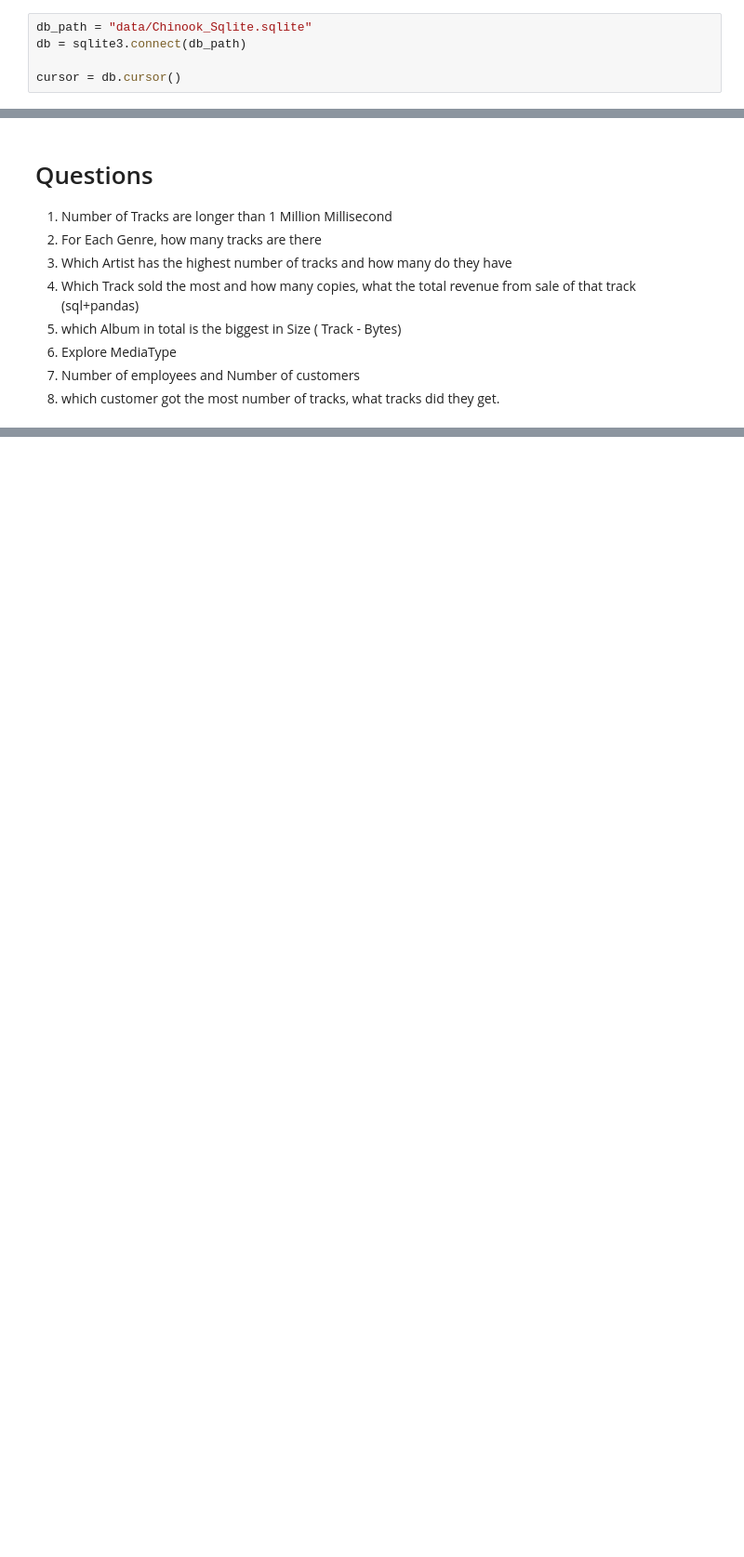
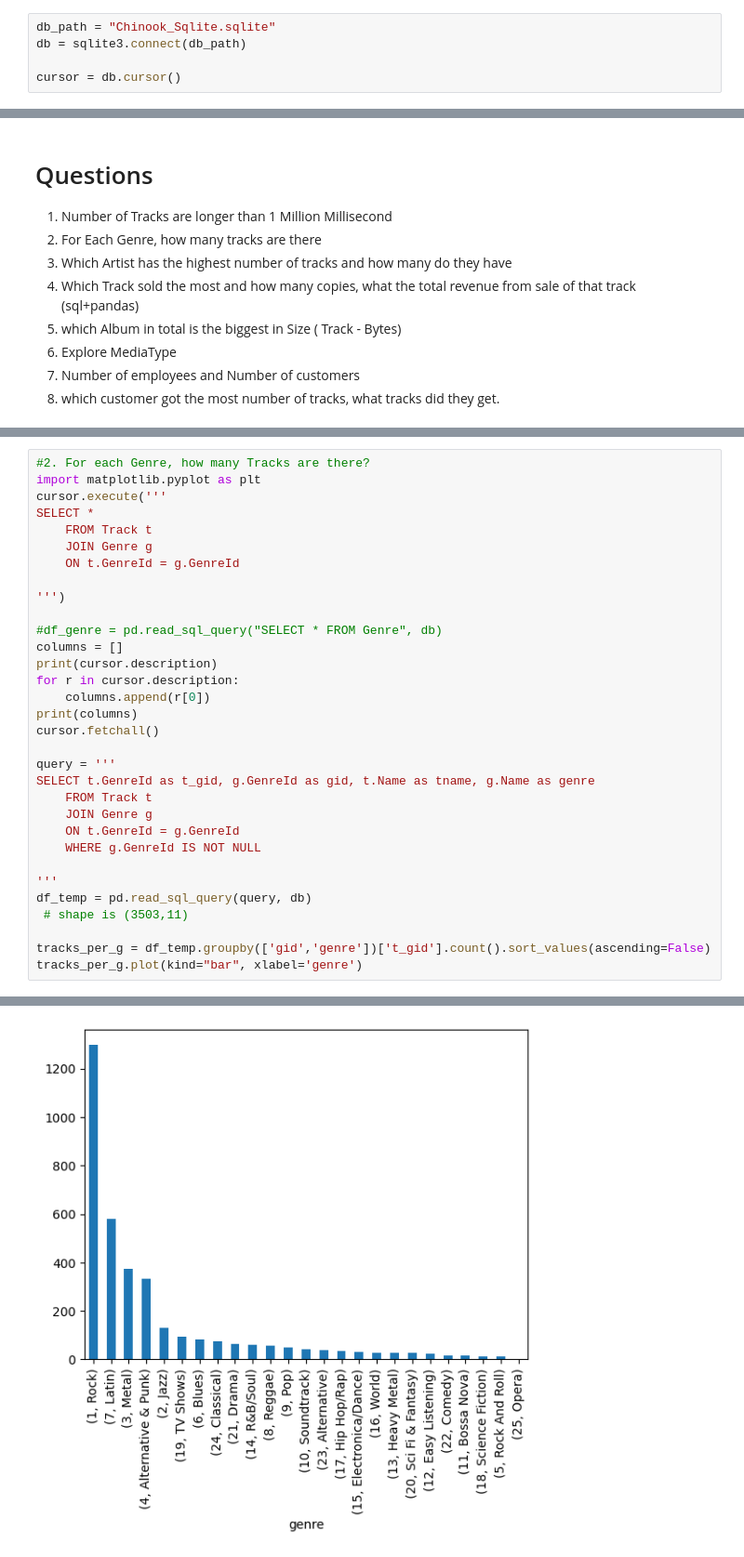
Before and after one commit to nottherealsanta/bootcamp_macaw_04_26, a Jupyter notebook: learning_sql.ipynb, the cells around one changed output, grey strips where cells are left out. Shown at 93% size. Cells and saved outputs as stored; diff of their text form; blank space fills up the shorter version.

```diff
--- a/learning_sql.ipynb
+++ b/learning_sql.ipynb
@@ -6,7 +6,7 @@ uvx harlequin data/Chinook_Sqlite.sqlite
 import sqlite3
 import pandas as pd
 # %%
-db_path = "data/Chinook_Sqlite.sqlite"
+db_path = "Chinook_Sqlite.sqlite"
 db = sqlite3.connect(db_path)
 
 cursor = db.cursor()
@@ -252,0 +292,33 @@ pd.read_sql_query(_q, db)
+# %%
+#2. For each Genre, how many Tracks are there?
+import matplotlib.pyplot as plt
+cursor.execute('''
+SELECT *
+    FROM Track t
+    JOIN Genre g
+    ON t.GenreId = g.GenreId
+
+''')
+
+#df_genre = pd.read_sql_query("SELECT * FROM Genre", db)
+columns = []
+print(cursor.description)
+for r in cursor.description:
+    columns.append(r[0])
+print(columns)
+cursor.fetchall()
+
+query = '''
+SELECT t.GenreId as t_gid, g.GenreId as gid, t.Name as tname, g.Name as genre
+    FROM Track t
+    JOIN Genre g
+    ON t.GenreId = g.GenreId
+    WHERE g.GenreId IS NOT NULL
+
+'''
+df_temp = pd.read_sql_query(query, db)
+ # shape is (3503,11)
+
+tracks_per_g = df_temp.groupby(['gid','genre'])['t_gid'].count().sort_values(ascending=False)
+tracks_per_g.plot(kind="bar", xlabel='genre')
+# %% [output]
@@ -252,0 +328 @@ pd.read_sql_query(_q, db)
+[figure, added]
```
Also changed, not shown: parts of 12 cells of this notebook, 5 other files.
